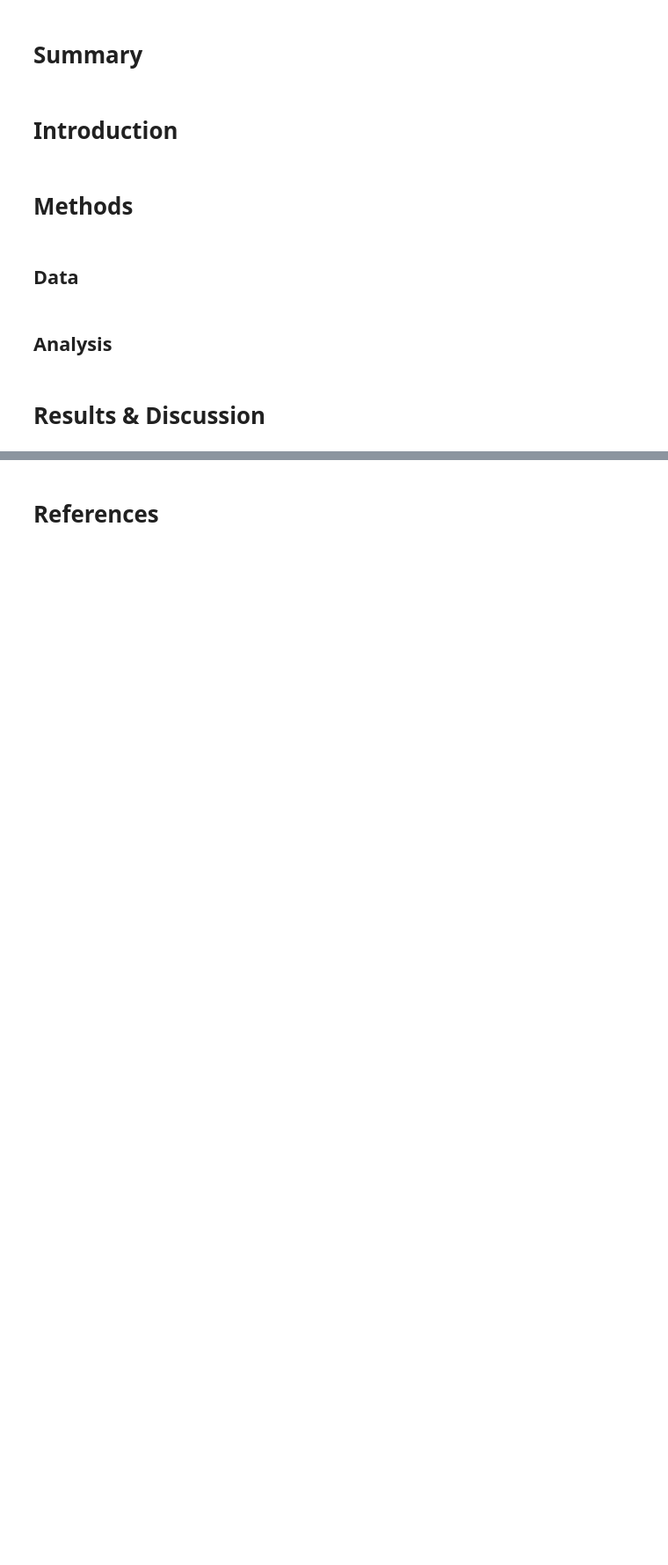
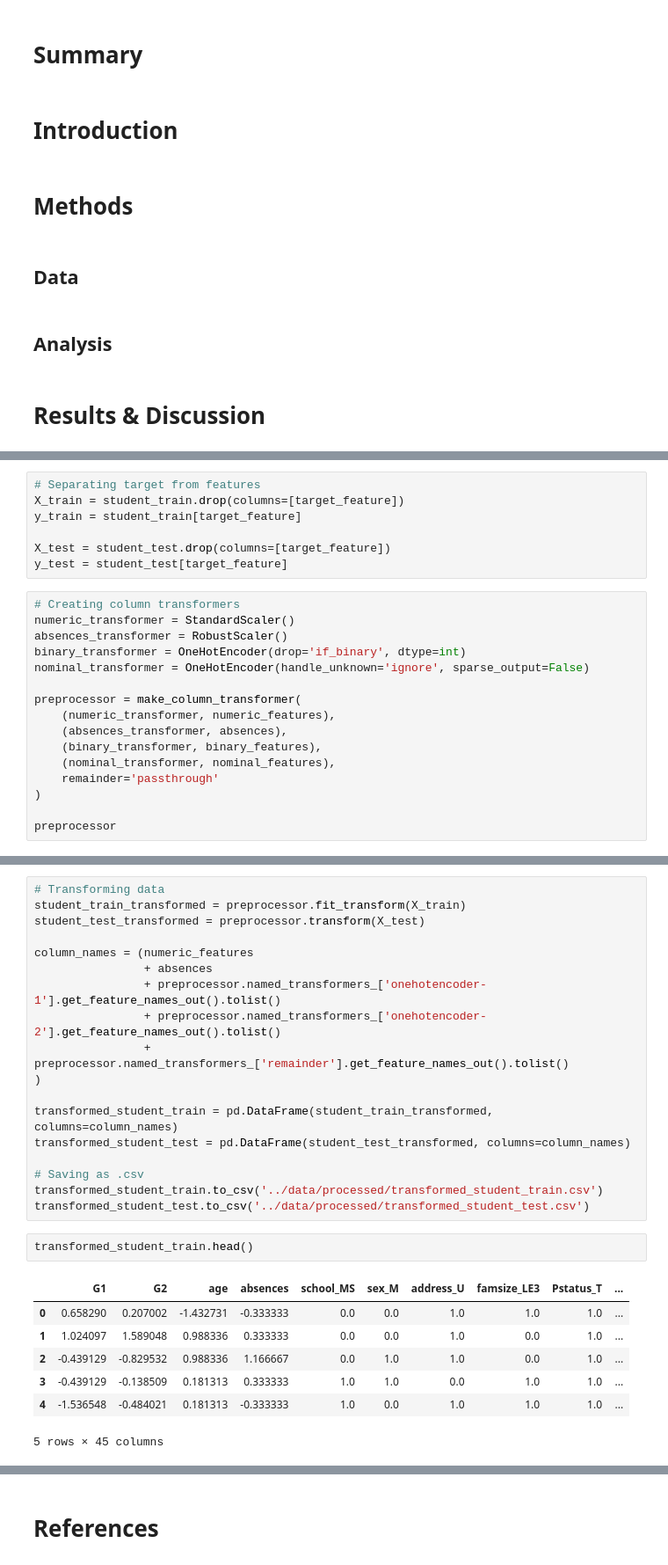
Before and after one commit to jiroamato/dream_team_27, a Jupyter notebook: notebooks/student_grade_predictor.ipynb, the cells around one changed output, grey strips where cells are left out. Shown at 88% size. Saved outputs shown, nothing was run; the diff lists cells and outputs as text; blank space fills up the shorter version.

```diff
--- a/notebooks/student_grade_predictor.ipynb
+++ b/notebooks/student_grade_predictor.ipynb
@@ -36,0 +247,23 @@ with zipfile.ZipFile("../data/raw/student+performance.zip", 'r') as zip_ref:
+# %%
+# Separating target from features
+X_train = student_train.drop(columns=[target_feature])
+y_train = student_train[target_feature]
+
+X_test = student_test.drop(columns=[target_feature])
+y_test = student_test[target_feature]
+# %%
+# Creating column transformers
+numeric_transformer = StandardScaler()
+absences_transformer = RobustScaler()
+binary_transformer = OneHotEncoder(drop='if_binary', dtype=int)
+nominal_transformer = OneHotEncoder(handle_unknown='ignore', sparse_output=False)
+
+preprocessor = make_column_transformer(
+    (numeric_transformer, numeric_features),
+    (absences_transformer, absences),
+    (binary_transformer, binary_features),
+    (nominal_transformer, nominal_features),
+    remainder='passthrough'
+)
+
+preprocessor
@@ -36,0 +286,28 @@ with zipfile.ZipFile("../data/raw/student+performance.zip", 'r') as zip_ref:
+# %%
+# Transforming data
+student_train_transformed = preprocessor.fit_transform(X_train)
+student_test_transformed = preprocessor.transform(X_test)
+
+column_names = (numeric_features
+                + absences
+                + preprocessor.named_transformers_['onehotencoder-1'].get_feature_names_out().tolist()
+                + preprocessor.named_transformers_['onehotencoder-2'].get_feature_names_out().tolist()
+                + preprocessor.named_transformers_['remainder'].get_feature_names_out().tolist()
+)
+
+transformed_student_train = pd.DataFrame(student_train_transformed, columns=column_names)
+transformed_student_test = pd.DataFrame(student_test_transformed, columns=column_names)
+
+# Saving as .csv
+transformed_student_train.to_csv('../data/processed/transformed_student_train.csv')
+transformed_student_test.to_csv('../data/processed/transformed_student_test.csv')
+# %%
+transformed_student_train.head()
+# %% [output]
+|  | G1 | G2 | age | absences | school_MS | sex_M | address_U | famsize_LE3 | Pstatus_T | ... |
+| 0 | 0.658290 | 0.207002 | -1.432731 | -0.333333 | 0.0 | 0.0 | 1.0 | 1.0 | 1.0 | ... |
+| 1 | 1.024097 | 1.589048 | 0.988336 | 0.333333 | 0.0 | 0.0 | 1.0 | 0.0 | 1.0 | ... |
+| 2 | -0.439129 | -0.829532 | 0.988336 | 1.166667 | 0.0 | 1.0 | 1.0 | 0.0 | 1.0 | ... |
+| 3 | -0.439129 | -0.138509 | 0.181313 | 0.333333 | 1.0 | 1.0 | 0.0 | 1.0 | 1.0 | ... |
+| 4 | -1.536548 | -0.484021 | 0.181313 | -0.333333 | 1.0 | 0.0 | 1.0 | 1.0 | 1.0 | ... |
+5 rows × 45 columns
```
Also changed, not shown: parts of 45 cells of this notebook, 11 other files.
